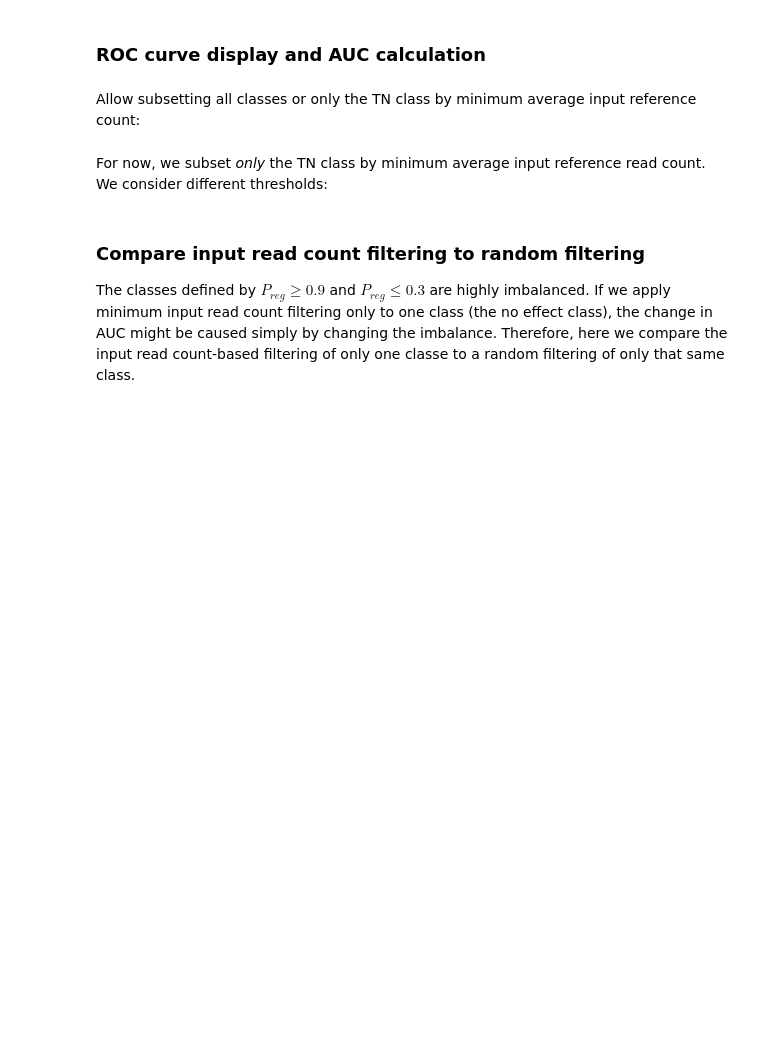
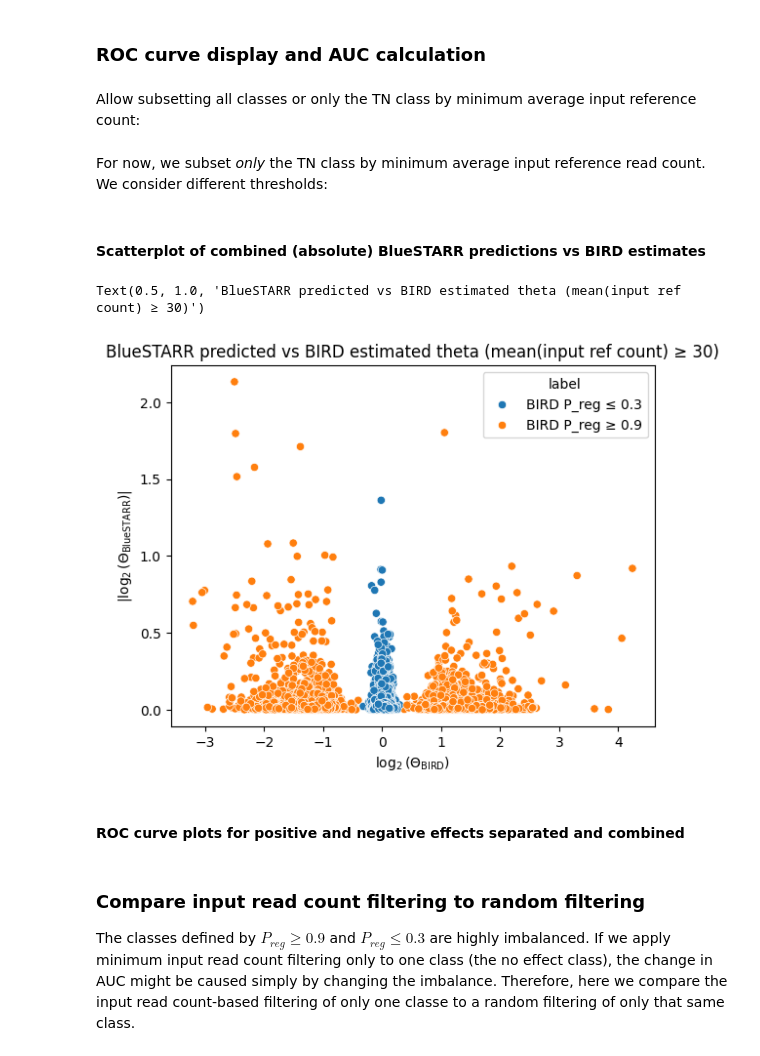
Before and after one commit to Duke-IGVF/BlueSTARR-viz, a Jupyter notebook: preds/BIRD-vs-BlueSTARR-preds.ipynb, the cells around one changed output. Cells and saved outputs as stored; diff of their text form; code cells hidden in the pictures; blank space fills up the shorter version.

Commit message:
Reruns allelic effect prediction analyses for completed database

```diff
--- a/preds/BIRD-vs-BlueSTARR-preds.ipynb
+++ b/preds/BIRD-vs-BlueSTARR-preds.ipynb
@@ -250,6 +250,8 @@ bb_df = bb_df.loc[bb_df['min_avg_count'] >= 5]
 # %%
 bb_df_pos = bb_df.loc[bb_df['label'].notna() & (bb_df['theta'] > 1)]
 bb_df_neg = bb_df.loc[bb_df['label'].notna() & (bb_df['theta'] < 1)]
+bb_df_all = bb_df.loc[bb_df['label'].notna()].copy()
+bb_df_all['abs_log2FC'] = bb_df_all['log2FC'].abs()
 # %% [markdown]
 How many positives and negatives do we have?
 # %%
@@ -281,4 +290,6 @@ def subset_by_avg_input(df, min_avg_input, pos_label=None, neg_label=None):
                       (df['label'] == pos_label)]
 # %% [markdown]
 For now, we subset _only_ the TN class by minimum average input reference read count. We consider different thresholds:
+# %%
+avg_input_thresholds = [10, 30]
 # %%
@@ -289,2 +304,17 @@ bb_df_neg_gt30 = subset_by_avg_input(bb_df_neg, 30, pos_label=pos_label, neg_lab
+# %%
+bb_df_all['log2_theta'] = np.log2(bb_df_all['theta'])
+bb_df_all_filt = subset_by_avg_input(bb_df_all, avg_input_thresholds[1],
+                                     pos_label=pos_label, neg_label=neg_label)
+# %% [markdown]
+#### Scatterplot of combined (absolute) BlueSTARR predictions vs BIRD estimates
+# %%
+ax = sns.scatterplot(data=bb_df_all_filt, x='log2_theta', y='abs_log2FC', hue='label')
+ax.set(xlabel='$\log_2(\Theta_{\mathrm{BIRD}})$', ylabel='$|\log_2(\Theta_\mathrm{BlueSTARR})|$')
+ax.set_title(f'BlueSTARR predicted vs BIRD estimated theta (mean(input ref count) ≥ {avg_input_thresholds[1]})')
+# %% [output]
+Text(0.5, 1.0, 'BlueSTARR predicted vs BIRD estimated theta (mean(input ref count) ≥ 30)')
+[figure, added]
+# %% [markdown]
+#### ROC curve plots for positive and negative effects separated and combined
 # %%
 fig, ax = plt.subplots(figsize=(8, 8))
```
Also changed, not shown: parts of 14 cells of this notebook, 1 other file.
